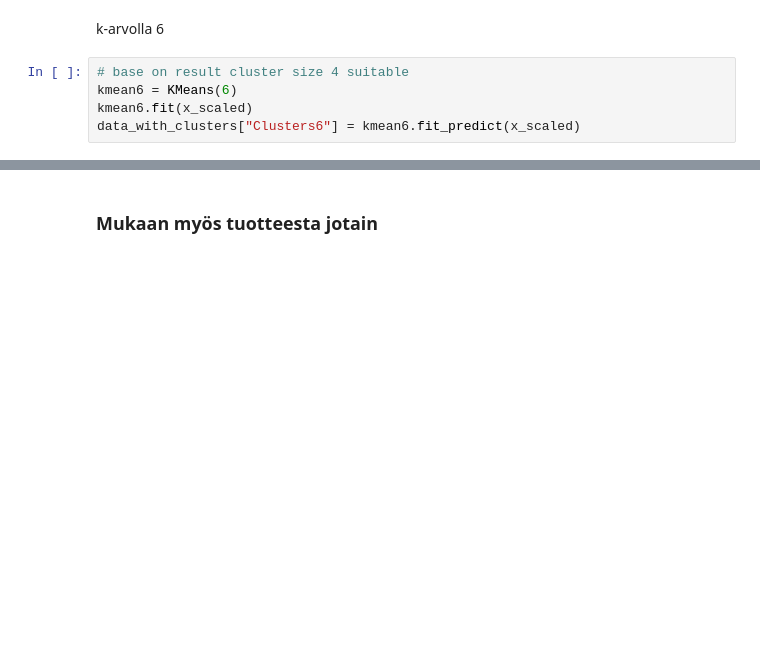
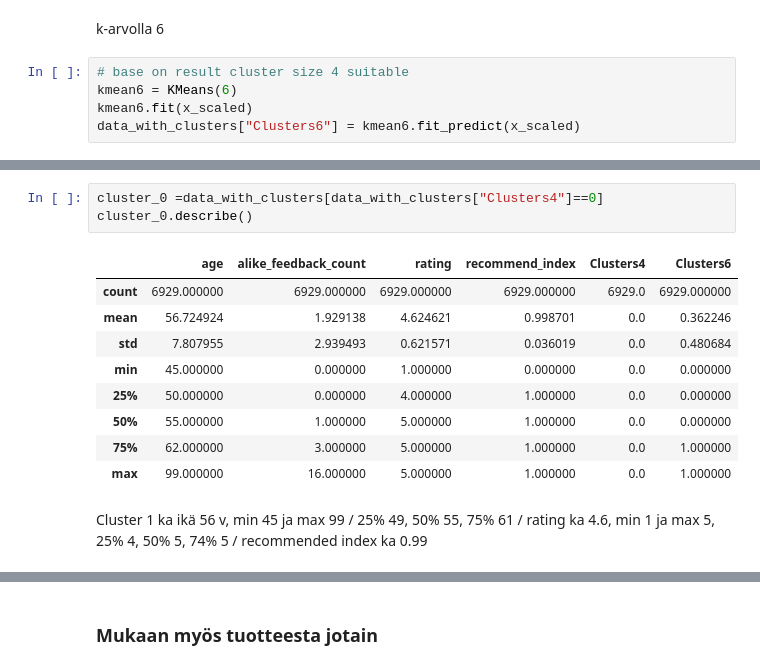
Before and after one commit to ellupallo/Klusterointi, a Jupyter notebook: women_dresses.ipynb, the cells around one changed output, grey strips where cells are left out. Cells and saved outputs as stored; diff of their text form; blank space fills up the shorter version.

```diff
--- a/women_dresses.ipynb
+++ b/women_dresses.ipynb
@@ -271,0 +285,16 @@ data_with_clusters.head()
+# %%
+cluster_0 =data_with_clusters[data_with_clusters["Clusters4"]==0]
+cluster_0.describe()
+# %% [output]
+|  | age | alike_feedback_count | rating | recommend_index | Clusters4 | Clusters6 |
+| count | 6929.000000 | 6929.000000 | 6929.000000 | 6929.000000 | 6929.0 | 6929.000000 |
+| mean | 56.724924 | 1.929138 | 4.624621 | 0.998701 | 0.0 | 0.362246 |
+| std | 7.807955 | 2.939493 | 0.621571 | 0.036019 | 0.0 | 0.480684 |
+| min | 45.000000 | 0.000000 | 1.000000 | 0.000000 | 0.0 | 0.000000 |
+| 25% | 50.000000 | 0.000000 | 4.000000 | 1.000000 | 0.0 | 0.000000 |
+| 50% | 55.000000 | 1.000000 | 5.000000 | 1.000000 | 0.0 | 0.000000 |
+| 75% | 62.000000 | 3.000000 | 5.000000 | 1.000000 | 0.0 | 1.000000 |
+| max | 99.000000 | 16.000000 | 5.000000 | 1.000000 | 0.0 | 1.000000 |
+# %% [markdown]
+Cluster 1
+ka ikä 56 v, min 45 ja max 99 / 25% 49, 50% 55, 75% 61 / rating ka 4.6, min 1 ja max 5, 25% 4, 50% 5, 74% 5 / recommended index ka 0.99
```
Also changed, not shown: parts of 37 cells of this notebook, 1 other file.
